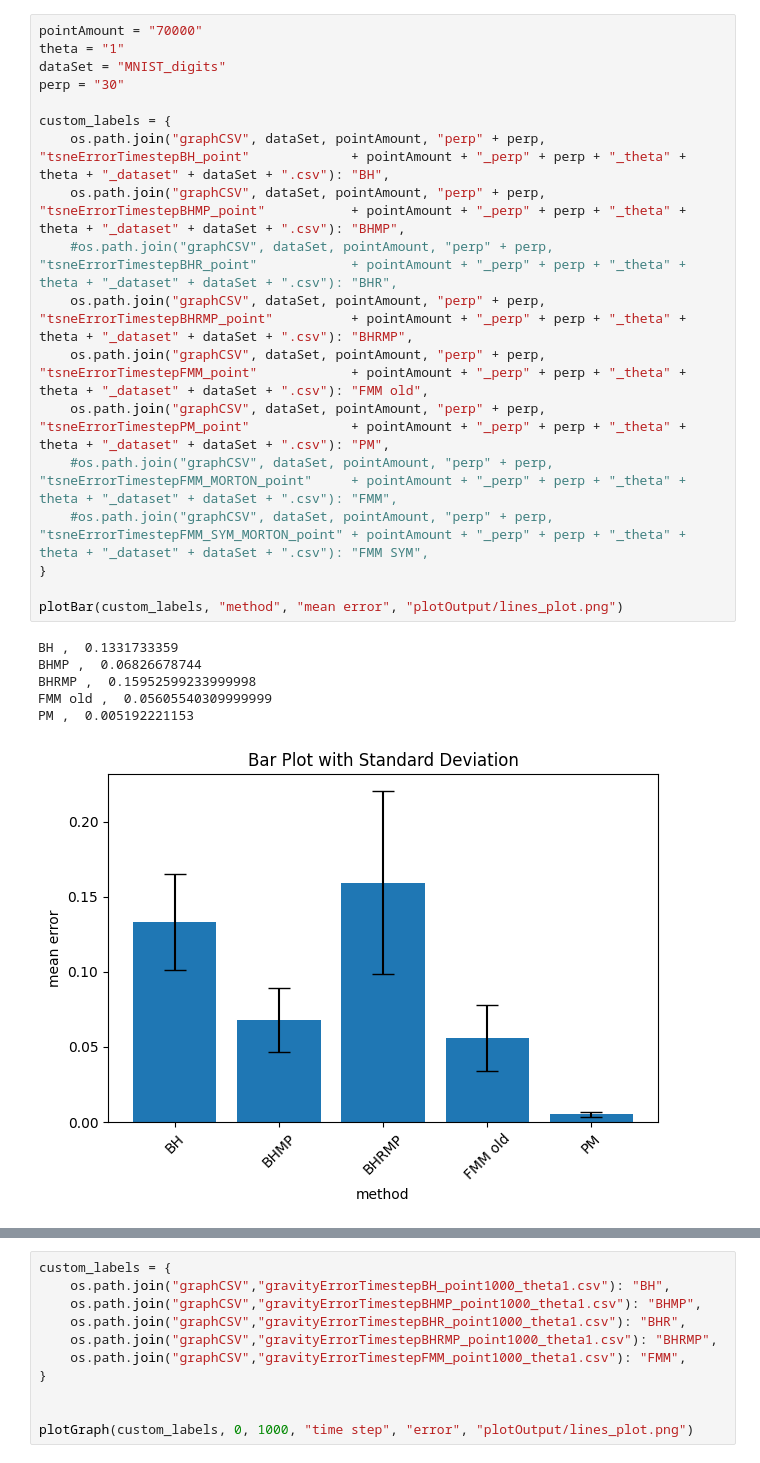
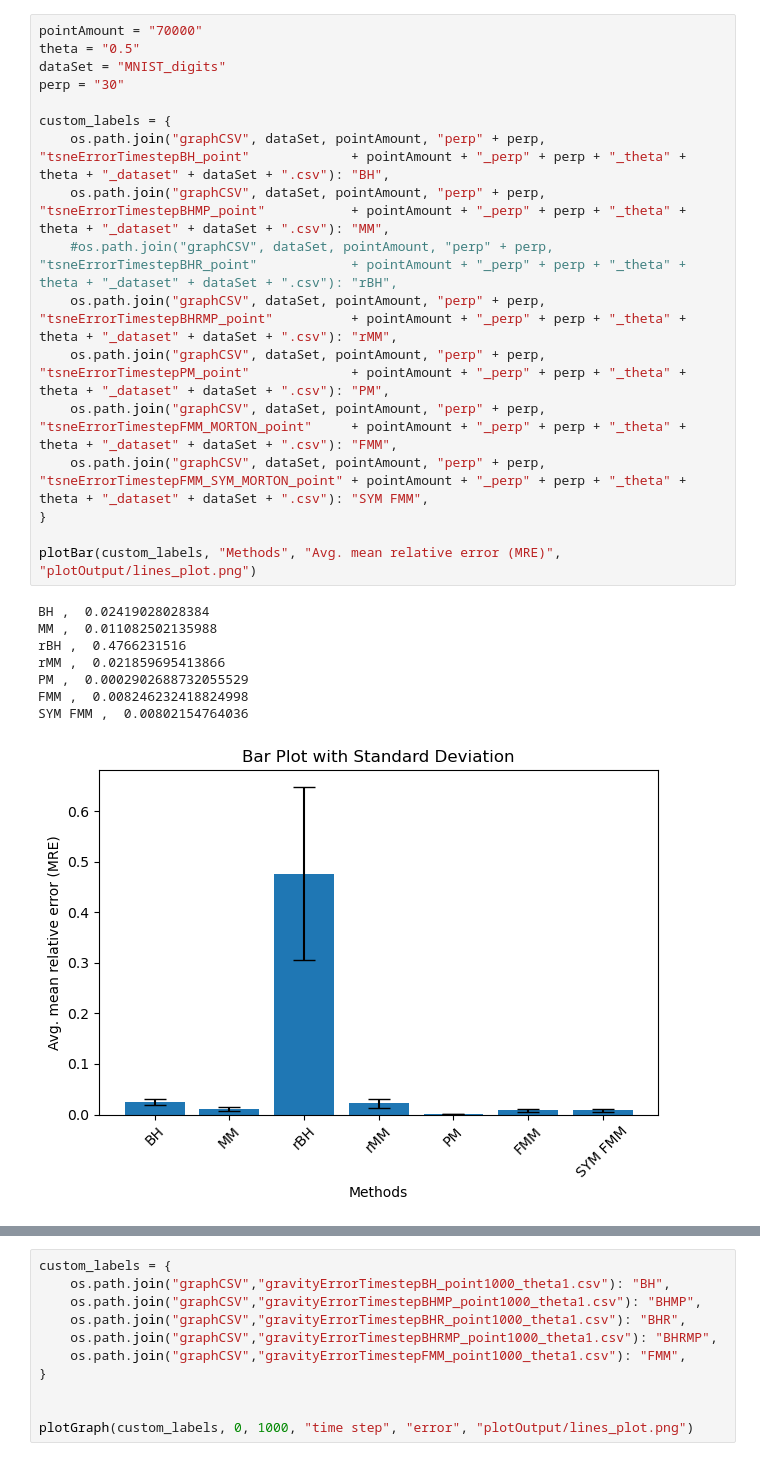
Before and after one commit to LucasFurer/MasterThesisLucas, a Jupyter notebook: grapher.ipynb, the cells around one changed output, grey strips where cells are left out. Saved outputs shown, nothing was run; the diff lists cells and outputs as text.

```diff
--- a/grapher.ipynb
+++ b/grapher.ipynb
@@ -180,28 +246,29 @@ plotGraph(custom_labels, 0, x_range,"time step", "error", "plotOutput/lines_plot
 # %%
 pointAmount = "70000"
-theta = "1"
+theta = "0.5"
 dataSet = "MNIST_digits"
 perp = "30"
 
 custom_labels = {
     os.path.join("graphCSV", dataSet, pointAmount, "perp" + perp, "tsneErrorTimestepBH_point"             + pointAmount + "_perp" + perp + "_theta" + theta + "_dataset" + dataSet + ".csv"): "BH",
-    os.path.join("graphCSV", dataSet, pointAmount, "perp" + perp, "tsneErrorTimestepBHMP_point"           + pointAmount + "_perp" + perp + "_theta" + theta + "_dataset" + dataSet + ".csv"): "BHMP",
-    #os.path.join("graphCSV", dataSet, pointAmount, "perp" + perp, "tsneErrorTimestepBHR_point"            + pointAmount + "_perp" + perp + "_theta" + theta + "_dataset" + dataSet + ".csv"): "BHR",
-    os.path.join("graphCSV", dataSet, pointAmount, "perp" + perp, "tsneErrorTimestepBHRMP_point"          + pointAmount + "_perp" + perp + "_theta" + theta + "_dataset" + dataSet + ".csv"): "BHRMP",
-    os.path.join("graphCSV", dataSet, pointAmount, "perp" + perp, "tsneErrorTimestepFMM_point"            + pointAmount + "_perp" + perp + "_theta" + theta + "_dataset" + dataSet + ".csv"): "FMM old",
+    os.path.join("graphCSV", dataSet, pointAmount, "perp" + perp, "tsneErrorTimestepBHMP_point"           + pointAmount + "_perp" + perp + "_theta" + theta + "_dataset" + dataSet + ".csv"): "MM",
+    #os.path.join("graphCSV", dataSet, pointAmount, "perp" + perp, "tsneErrorTimestepBHR_point"            + pointAmount + "_perp" + perp + "_theta" + theta + "_dataset" + dataSet + ".csv"): "rBH",
+    os.path.join("graphCSV", dataSet, pointAmount, "perp" + perp, "tsneErrorTimestepBHRMP_point"          + pointAmount + "_perp" + perp + "_theta" + theta + "_dataset" + dataSet + ".csv"): "rMM",
     os.path.join("graphCSV", dataSet, pointAmount, "perp" + perp, "tsneErrorTimestepPM_point"             + pointAmount + "_perp" + perp + "_theta" + theta + "_dataset" + dataSet + ".csv"): "PM",
-    #os.path.join("graphCSV", dataSet, pointAmount, "perp" + perp, "tsneErrorTimestepFMM_MORTON_point"     + pointAmount + "_perp" + perp + "_theta" + theta + "_dataset" + dataSet + ".csv"): "FMM",
-    #os.path.join("graphCSV", dataSet, pointAmount, "perp" + perp, "tsneErrorTimestepFMM_SYM_MORTON_point" + pointAmount + "_perp" + perp + "_theta" + theta + "_dataset" + dataSet + ".csv"): "FMM SYM",
+    os.path.join("graphCSV", dataSet, pointAmount, "perp" + perp, "tsneErrorTimestepFMM_MORTON_point"     + pointAmount + "_perp" + perp + "_theta" + theta + "_dataset" + dataSet + ".csv"): "FMM",
+    os.path.join("graphCSV", dataSet, pointAmount, "perp" + perp, "tsneErrorTimestepFMM_SYM_MORTON_point" + pointAmount + "_perp" + perp + "_theta" + theta + "_dataset" + dataSet + ".csv"): "SYM FMM",
 }
 
-plotBar(custom_labels, "method", "mean error", "plotOutput/lines_plot.png")
+plotBar(custom_labels, "Methods", "Avg. mean relative error (MRE)", "plotOutput/lines_plot.png")
 # %% [output]
-BH ,  0.1331733359
-BHMP ,  0.06826678744
-BHRMP ,  0.15952599233999998
-FMM old ,  0.05605540309999999
-PM ,  0.005192221153
+BH ,  0.02419028028384
+MM ,  0.011082502135988
+rBH ,  0.4766231516
+rMM ,  0.021859695413866
+PM ,  0.0002902688732055529
+FMM ,  0.008246232418824998
+SYM FMM ,  0.00802154764036
-[figure, old version]
+[figure, new version]
 # %%
 pointAmount = "70000"
 dataSet = "MNIST_digits"
```
Also changed, not shown: parts of 11 cells of this notebook, 8 other files.
